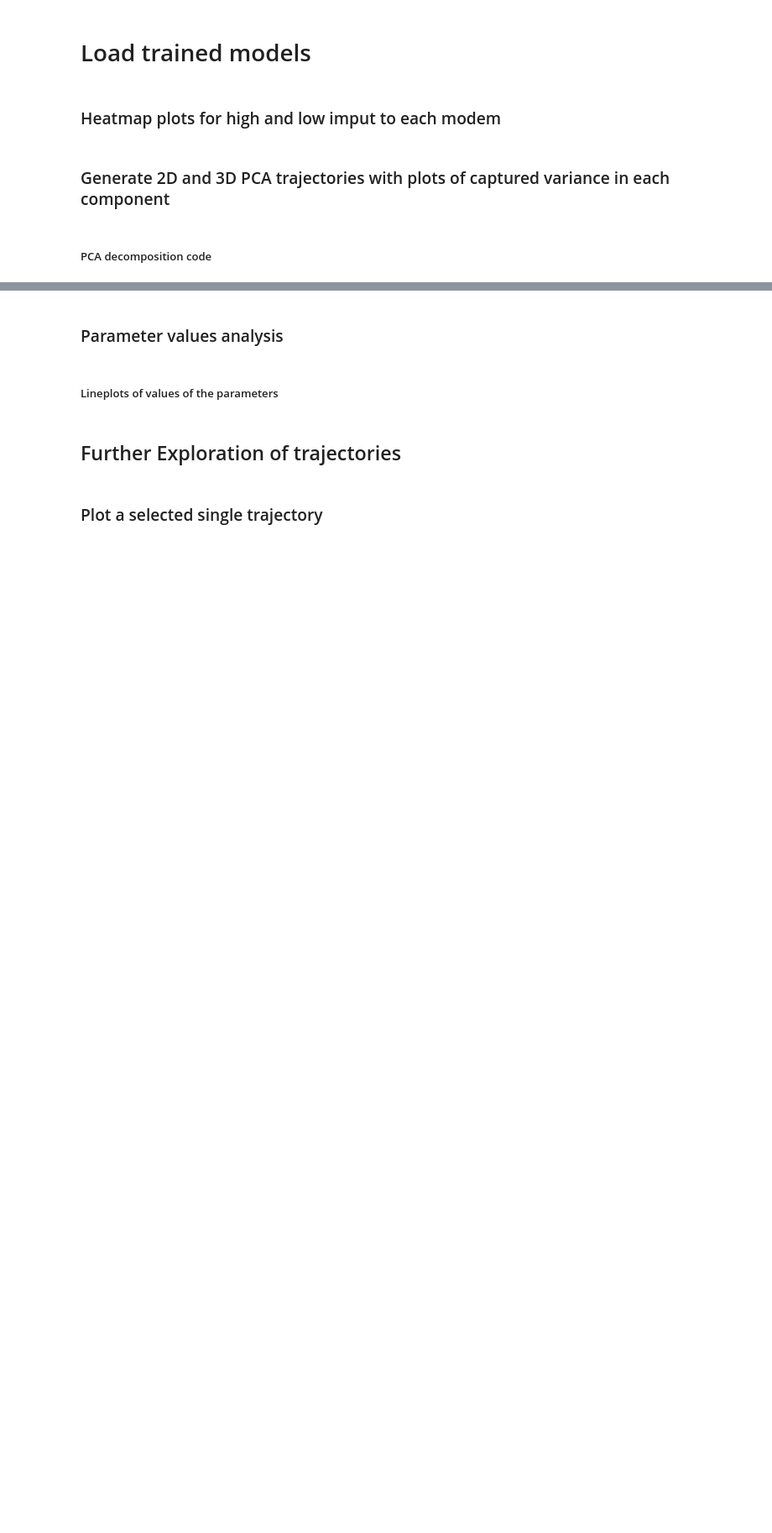
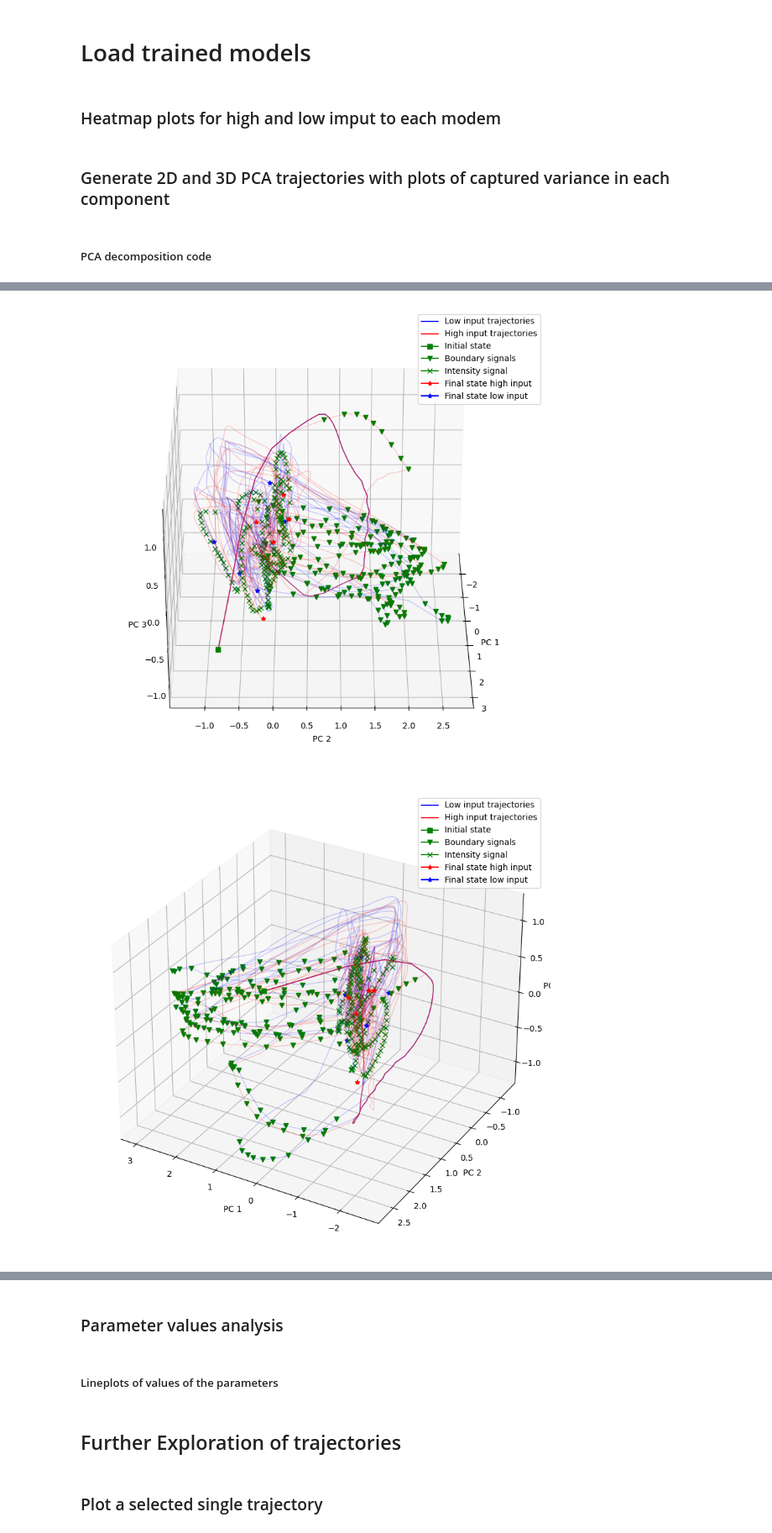
Before and after one commit to gerome-andry/BIO_inspired_RNN, a Jupyter notebook: repport_figure_generation.ipynb, the cells around one changed output, grey strips where cells are left out. Shown at 84% size. Drawn from its saved outputs; the diff is of its cells as text; code cells hidden in the pictures; blank space fills up the shorter version.

```diff
--- a/repport_figure_generation.ipynb
+++ b/repport_figure_generation.ipynb
@@ -431,2 +456,5 @@ plot_N_3D_PCA_trajectories(5,5, 'BRC')
 # %%
-plot_N_3D_PCA_trajectories(5,5, 'BEF')
+plot_N_3D_PCA_trajectories(5,5, 'BEF',plot_components=True)
+# %% [output]
+[figure, added]
+[figure, added]
```
Also changed, not shown: parts of 3 cells of this notebook.
